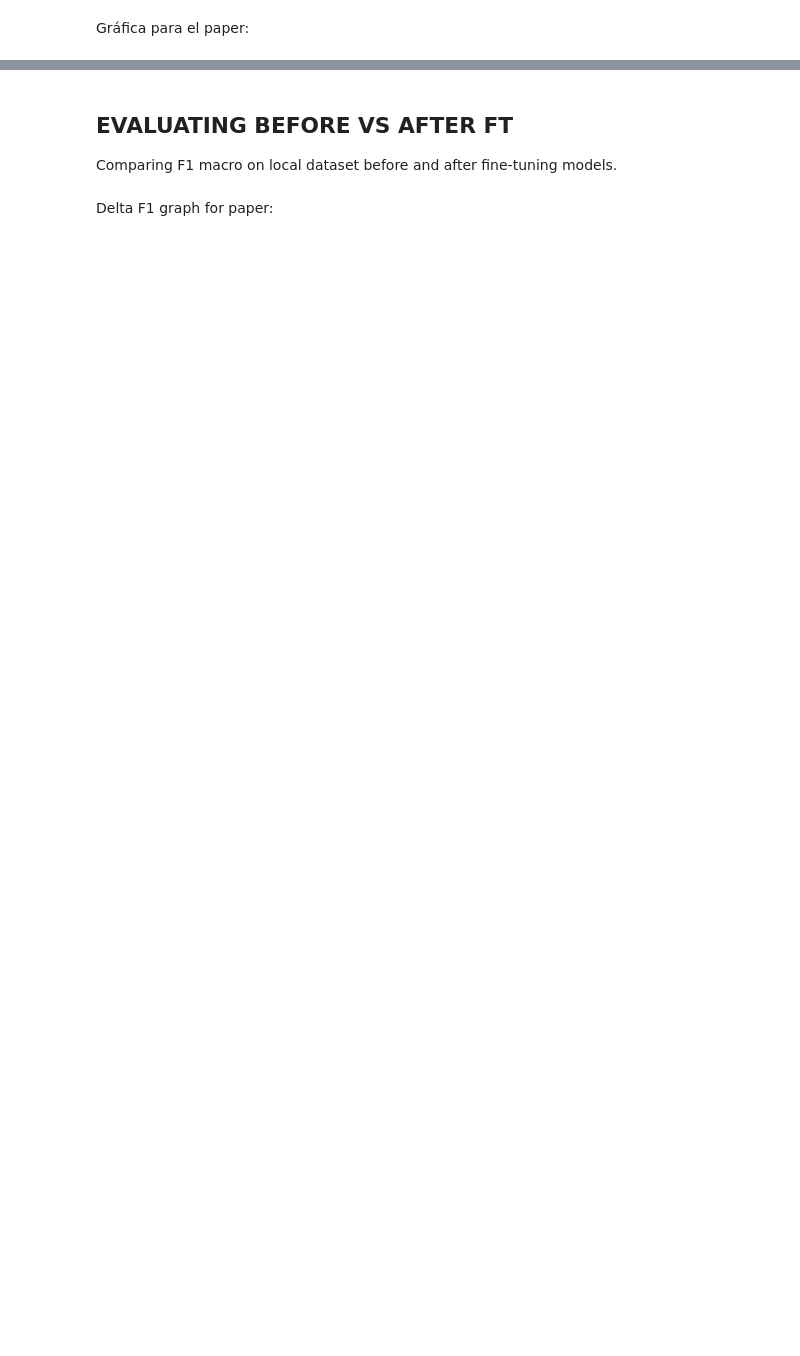
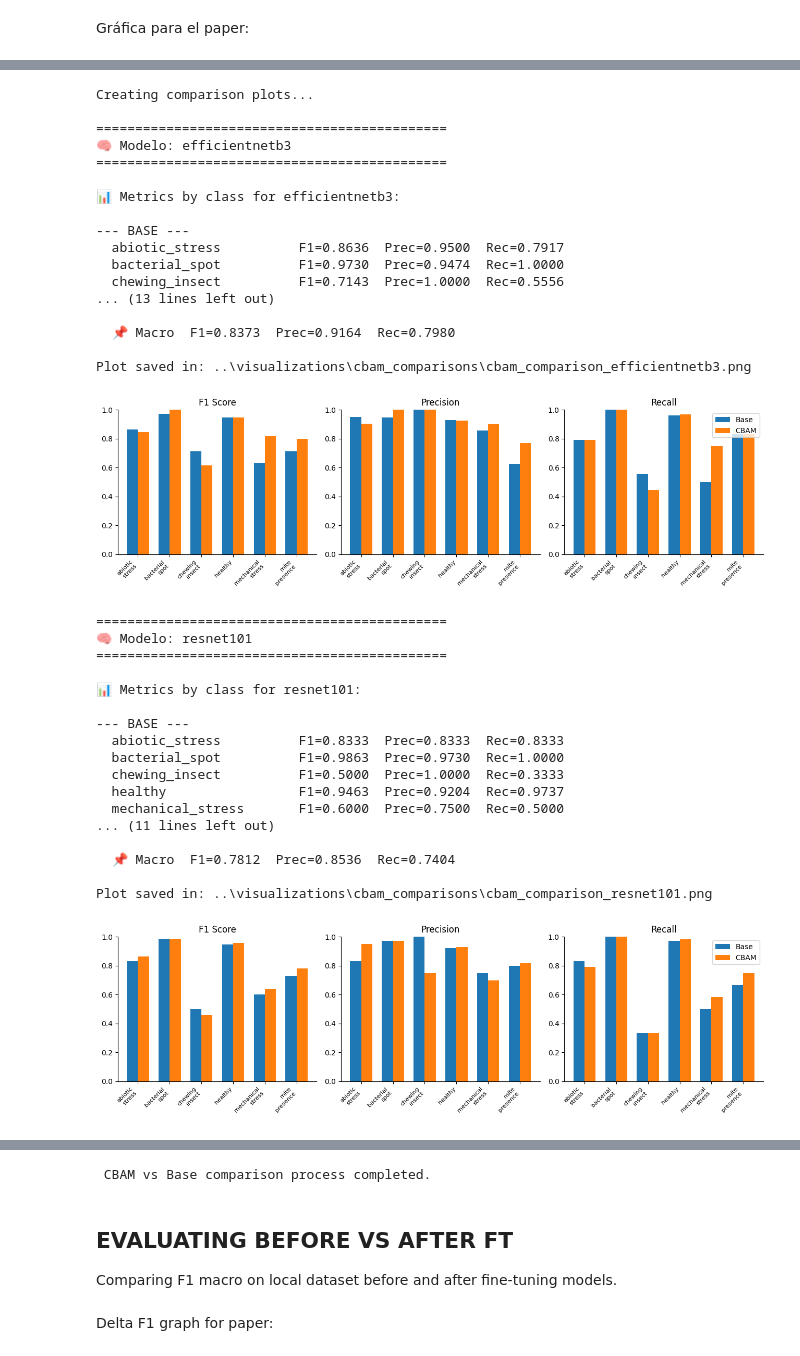
Before and after one commit to adricanovas/peach-leaf-classification, a Jupyter notebook: notebooks/paper_visualizations.ipynb, the cells around one changed output, grey strips where cells are left out. Saved outputs shown, nothing was run; the diff lists cells and outputs as text; code cells hidden in the pictures; blank space fills up the shorter version.

Commit message:
Modified paper visualization notebook

```diff
--- a/notebooks/paper_visualizations.ipynb
+++ b/notebooks/paper_visualizations.ipynb
@@ -140,7 +214,6 @@ def plot_and_save_comparison(metrics_dict, model_name, classes, out_dir):
 
     ax[2].legend(loc="upper right")
     sns.despine()
-    plt.suptitle(model_name.capitalize(), fontsize=13, fontweight="bold", y=1.01)
     plt.tight_layout()
 
     out_path = out_dir / f"cbam_comparison_{model_name}.png"
@@ -160,32 +233,69 @@ def print_metrics_table(metrics_dict, model_name, classes):
         recall    = metrics_dict[variant]["recall"]
         for i, cls in enumerate(classes):
             print(f"  {cls:<22}  F1={f1[i]:.4f}  Prec={precision[i]:.4f}  Rec={recall[i]:.4f}")
         print(f"\n  📌 Macro  F1={np.mean(f1):.4f}  Prec={np.mean(precision):.4f}  Rec={np.mean(recall):.4f}\n")
 
 
 output_comparison = OUTPUT_DIR / "cbam_comparisons"
 output_comparison.mkdir(parents=True, exist_ok=True)
 
 print("Creating comparison plots...\n")
 
 for model_name in TARGET_MODELS:
     print(f"{'='*45}")
     print(f"🧠 Modelo: {model_name}")
     print(f"{'='*45}")
 
     try:
-        f1_b, rec_b, prec_b = extract_per_class_metrics(df_base, model_name, CLASSES)
-        f1_c, rec_c, prec_c = extract_per_class_metrics(df_cbam, model_name, CLASSES)
+        f1_b, rec_b, prec_b = extract_per_class_metrics(df_base, model_name)
+        f1_c, rec_c, prec_c = extract_per_class_metrics(df_cbam, f"{model_name}_cbam")
     except (ValueError, KeyError) as e:
         print(f"⚠️  Error al extraer métricas: {e}")
         continue
 
     metrics_dict = {
         "base": {"f1": f1_b, "recall": rec_b, "precision": prec_b},
         "cbam": {"f1": f1_c, "recall": rec_c, "precision": prec_c},
     }
 
     print_metrics_table(metrics_dict, model_name, CLASSES)
     plot_and_save_comparison(metrics_dict, model_name, CLASSES, output_comparison)
 
 print("\n CBAM vs Base comparison process completed.")
+# %% [output]
+Creating comparison plots...
+
+=============================================
+🧠 Modelo: efficientnetb3
+=============================================
+
+📊 Metrics by class for efficientnetb3:
+
+--- BASE ---
+  abiotic_stress          F1=0.8636  Prec=0.9500  Rec=0.7917
+  bacterial_spot          F1=0.9730  Prec=0.9474  Rec=1.0000
+  chewing_insect          F1=0.7143  Prec=1.0000  Rec=0.5556
+... (13 lines left out)
+
+  📌 Macro  F1=0.8373  Prec=0.9164  Rec=0.7980
+
+Plot saved in: ..\visualizations\cbam_comparisons\cbam_comparison_efficientnetb3.png
+[figure, added]
+=============================================
+🧠 Modelo: resnet101
+=============================================
+
+📊 Metrics by class for resnet101:
+
+--- BASE ---
+  abiotic_stress          F1=0.8333  Prec=0.8333  Rec=0.8333
+  bacterial_spot          F1=0.9863  Prec=0.9730  Rec=1.0000
+  chewing_insect          F1=0.5000  Prec=1.0000  Rec=0.3333
+  healthy                 F1=0.9463  Prec=0.9204  Rec=0.9737
+  mechanical_stress       F1=0.6000  Prec=0.7500  Rec=0.5000
+... (11 lines left out)
+
+  📌 Macro  F1=0.7812  Prec=0.8536  Rec=0.7404
+
+Plot saved in: ..\visualizations\cbam_comparisons\cbam_comparison_resnet101.png
+[figure, added]
@@ -192,3 +320,4 @@ print("\n CBAM vs Base comparison process completed.")
+ CBAM vs Base comparison process completed.
 # %% [markdown]
 ## EVALUATING BEFORE VS AFTER FT
 Comparing F1 macro on local dataset before and after fine-tuning models.
```
Also changed, not shown: parts of 4 cells of this notebook.
